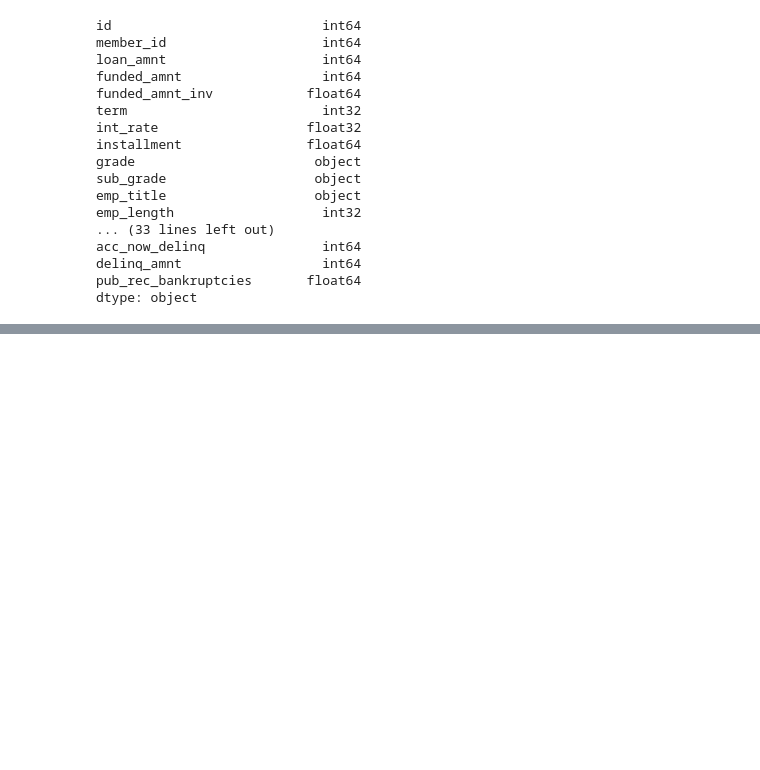
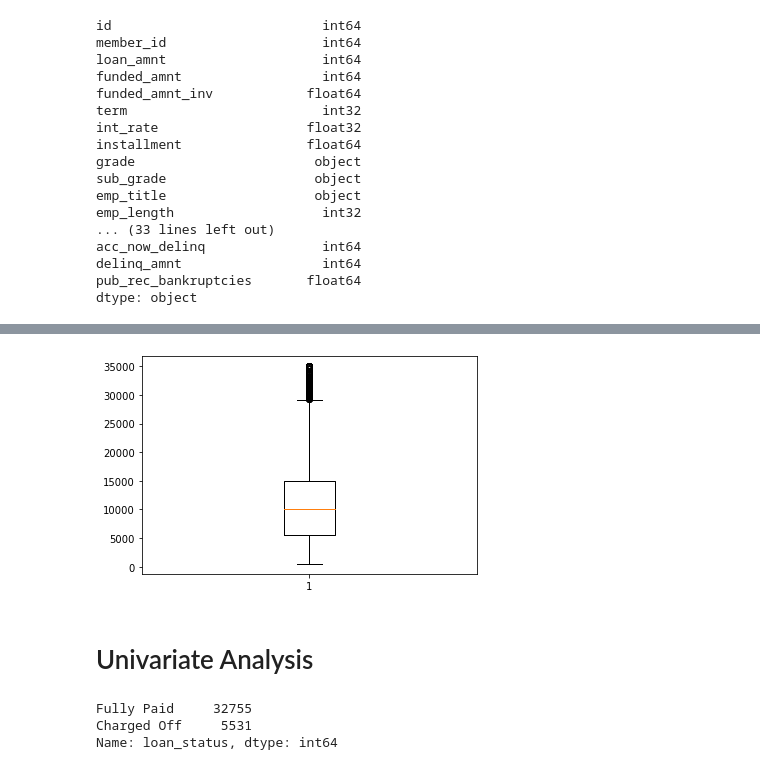
Before and after one commit to Prithvi25298/Lending-Club-Case-Study, a Jupyter notebook: assignment1mark2.ipynb, the cells around one changed output, grey strips where cells are left out. Saved outputs shown, nothing was run; the diff lists cells and outputs as text; code cells hidden in the pictures; blank space fills up the shorter version.

Commit message:
before univariate

```diff
--- a/assignment1mark2.ipynb
+++ b/assignment1mark2.ipynb
@@ -460,0 +552,5 @@ Name: term, Length: 39644, dtype: int32
+# %%
+plt.boxplot(dfloan.loan_amnt)
+plt.show()
+# %% [output]
+[figure, added]
@@ -460,0 +559,8 @@ Name: term, Length: 39644, dtype: int32
+# %% [markdown]
+# Univariate Analysis
+# %%
+dfloan.loan_status.value_counts()
+# %% [output]
+Fully Paid     32755
+Charged Off     5531
+Name: loan_status, dtype: int64
```
Also changed, not shown: parts of 17 cells of this notebook.
